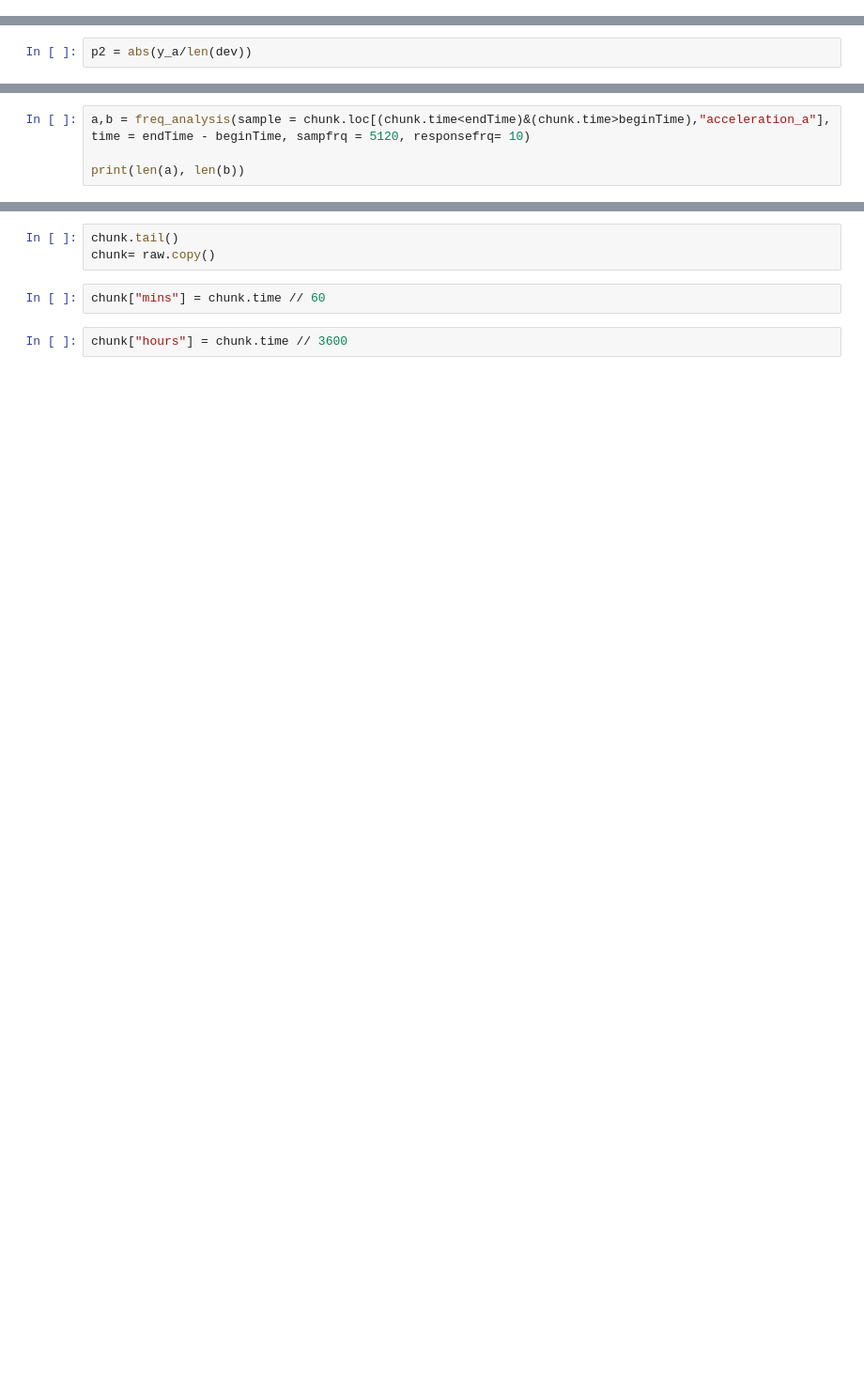
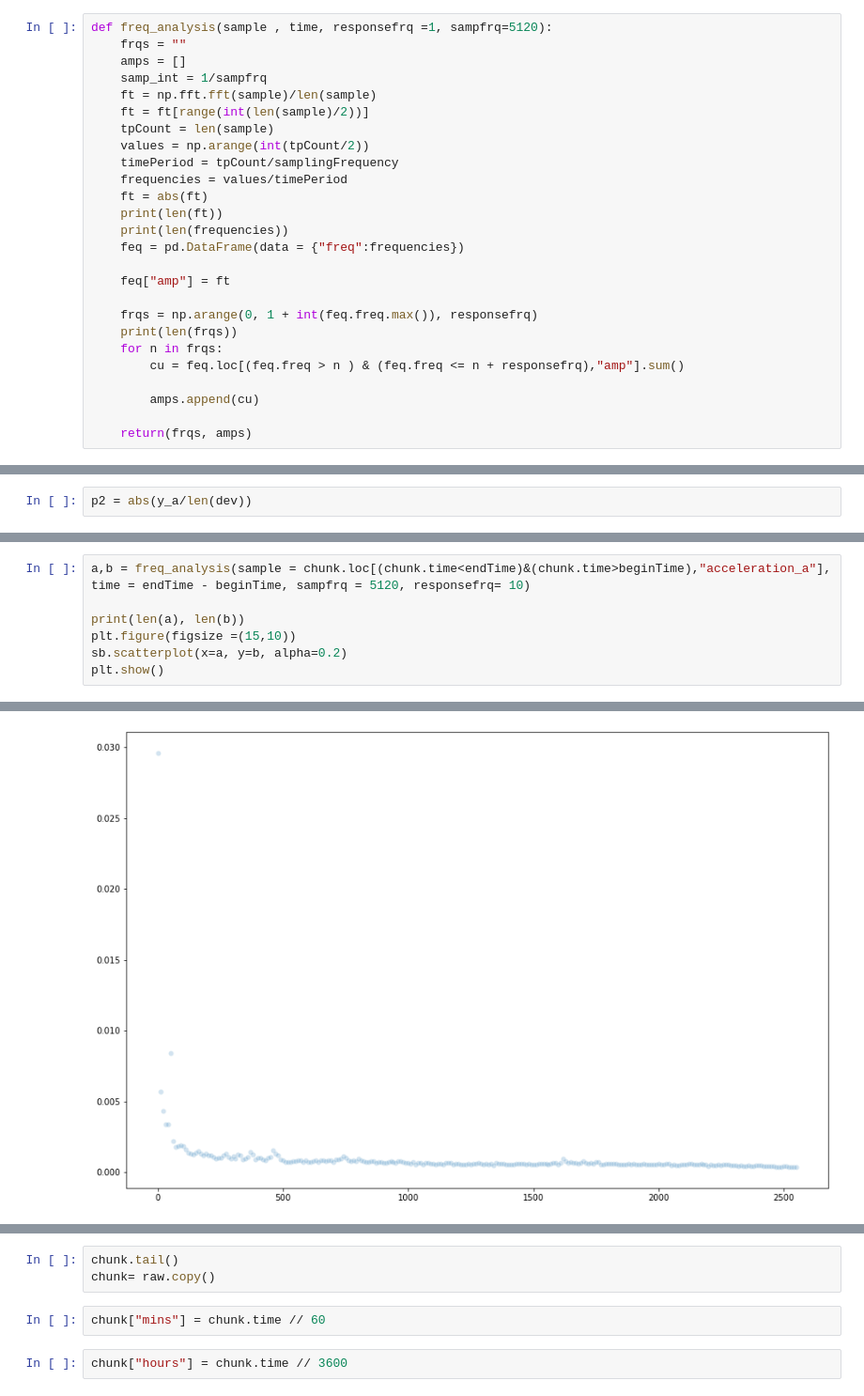
Before and after one commit to tnankie/project-sturm_drang, a Jupyter notebook: EDA.ipynb, the cells around one changed output, grey strips where cells are left out. Shown at 94% size. Drawn from its saved outputs; the diff is of its cells as text; blank space fills up the shorter version.

```diff
--- a/EDA.ipynb
+++ b/EDA.ipynb
@@ -13,6 +13,32 @@ def list_o_list(big_list, lil_size):
         lil = big_list[i : min(i + lil_size, len(big_list))]
         l_o_l.append(lil)
     return(l_o_l)
+# %%
+def freq_analysis(sample , time, responsefrq =1, sampfrq=5120):
+    frqs = ""
+    amps = []
+    samp_int = 1/sampfrq
+    ft = np.fft.fft(sample)/len(sample)
+    ft = ft[range(int(len(sample)/2))]
+    tpCount = len(sample)
+    values = np.arange(int(tpCount/2))
+    timePeriod = tpCount/samplingFrequency
+    frequencies = values/timePeriod
+    ft = abs(ft)
+    print(len(ft))
+    print(len(frequencies))
+    feq = pd.DataFrame(data = {"freq":frequencies})
+
+    feq["amp"] = ft
+
+    frqs = np.arange(0, 1 + int(feq.freq.max()), responsefrq)
+    print(len(frqs))
+    for n in frqs:
+        cu = feq.loc[(feq.freq > n ) & (feq.freq <= n + responsefrq),"amp"].sum()
+
+        amps.append(cu)
+
+    return(frqs, amps)
 # %%
 test_list  = list(range(1,33,4))
 test_chop = 9
@@ -408,3 +562,7 @@ sum_feq.head()
 a,b = freq_analysis(sample = chunk.loc[(chunk.time<endTime)&(chunk.time>beginTime),"acceleration_a"], time = endTime - beginTime, sampfrq = 5120, responsefrq= 10)
 
 print(len(a), len(b))
+plt.figure(figsize =(15,10))
+sb.scatterplot(x=a, y=b, alpha=0.2)
+plt.show()
+# %% [output]
@@ -411,2 +573,3 @@ print(len(a), len(b))
+[figure, added]
 # %%
 b[0:15]
```
Also changed, not shown: parts of 39 cells of this notebook.
